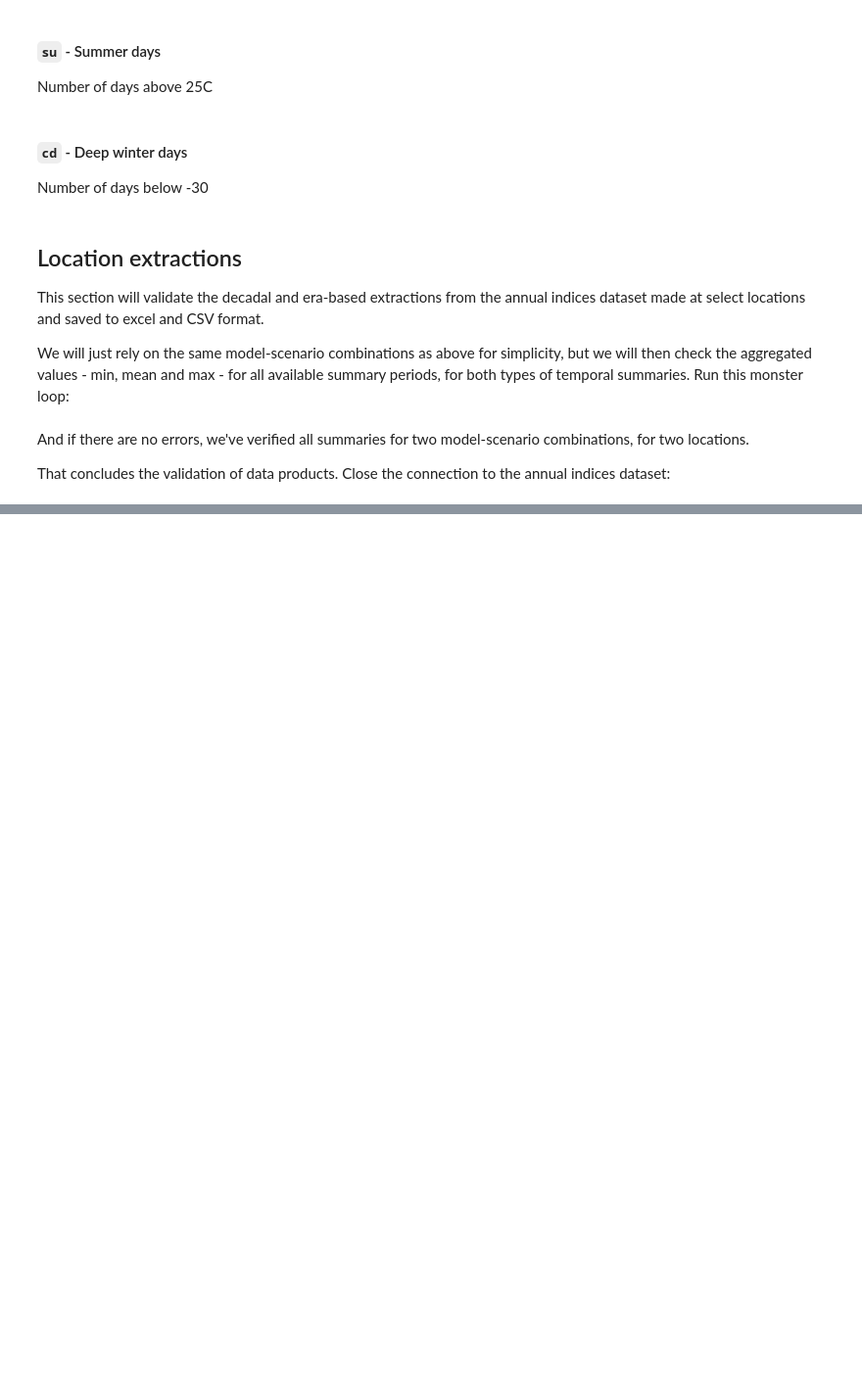
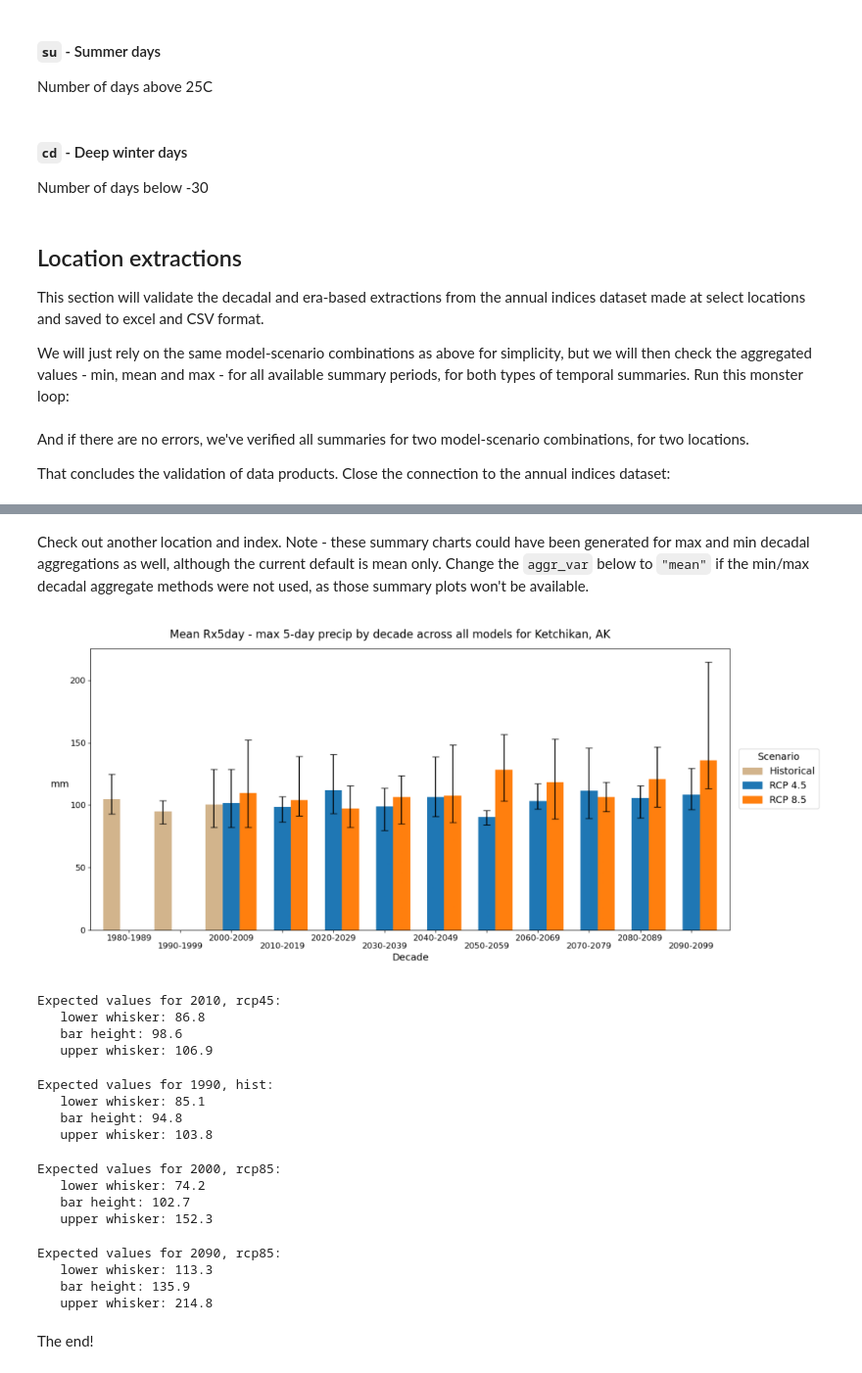
Before and after one commit to ua-snap/tbec-processing, a Jupyter notebook: qc.ipynb, the cells around one changed output, grey strips where cells are left out. Shown: that part at 98% size. Cells and saved outputs as stored; diff of their text form; code cells hidden in the pictures; blank space fills up the shorter version.

```diff
--- a/qc.ipynb
+++ b/qc.ipynb
@@ -305,0 +404,39 @@ ds.close()
+# %% [markdown]
+Check out another location and index. Note - these summary charts could have been generated for max and min decadal aggregations as well, although the current default is mean only. Change the `aggr_var` below to `"mean"` if the min/max decadal aggregate methods were not used, as those summary plots won't be available.
+# %%
+index = "rx5day"
+aggr_var = "max"
+location = "Ketchikan"
+plot_decadal_barplot(index, aggr_var, location)
+# %% [output]
+[figure, added]
+# %%
+compute_expected_values(index, aggr_var, location, "rcp45", 2010)
+# %% [output]
+Expected values for 2010, rcp45:
+   lower whisker: 86.8
+   bar height: 98.6
+   upper whisker: 106.9
+# %%
+compute_expected_values(index, aggr_var, location, "hist", 1990)
+# %% [output]
+Expected values for 1990, hist:
+   lower whisker: 85.1
+   bar height: 94.8
+   upper whisker: 103.8
+# %%
+compute_expected_values(index, aggr_var, location, "rcp85", 2000)
+# %% [output]
+Expected values for 2000, rcp85:
+   lower whisker: 74.2
+   bar height: 102.7
+   upper whisker: 152.3
+# %%
+compute_expected_values(index, aggr_var, location, "rcp85", 2090)
+# %% [output]
+Expected values for 2090, rcp85:
+   lower whisker: 113.3
+   bar height: 135.9
+   upper whisker: 214.8
+# %% [markdown]
+The end!
```
Also changed, not shown: parts of 11 cells of this notebook, 8 other files.
